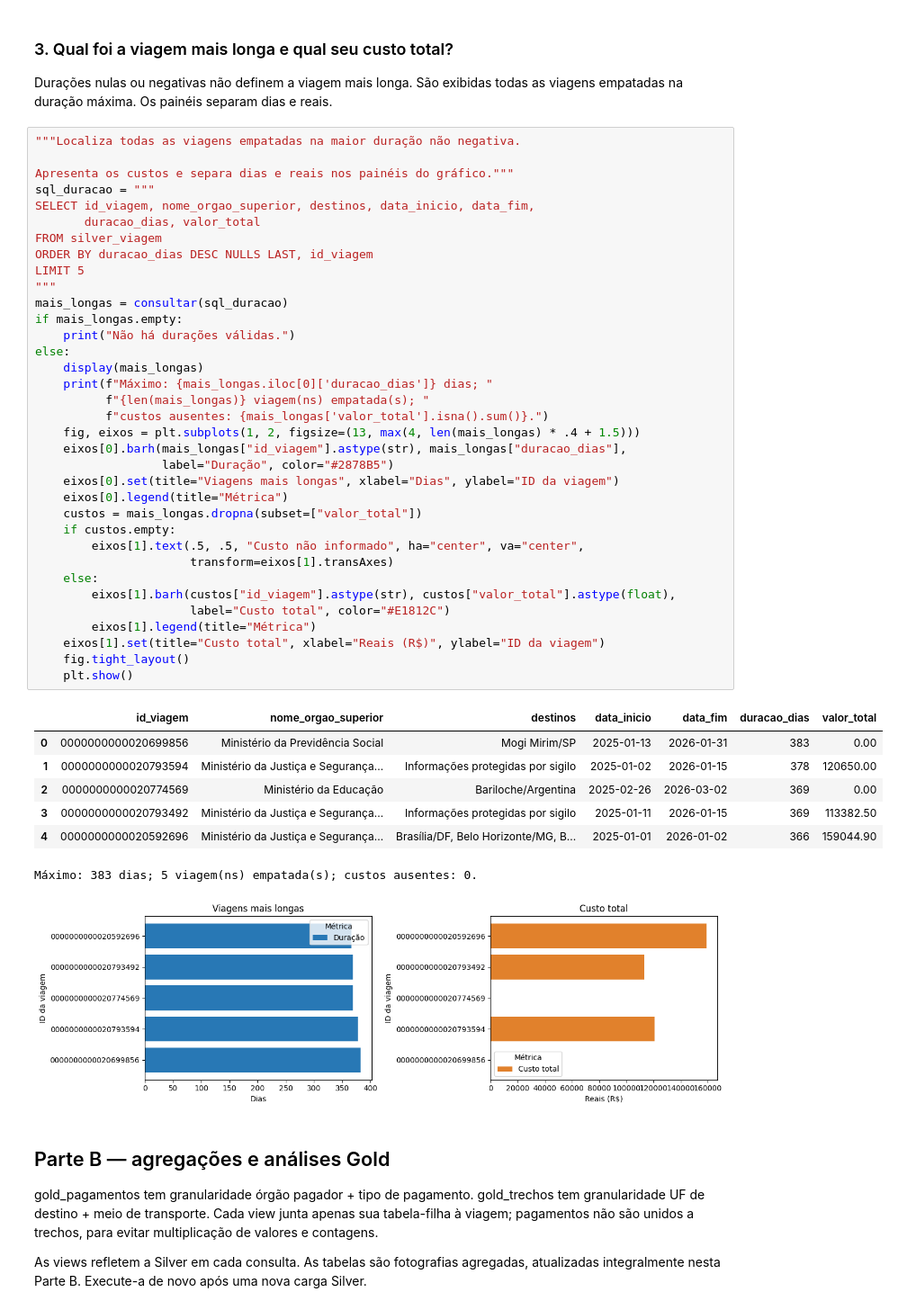
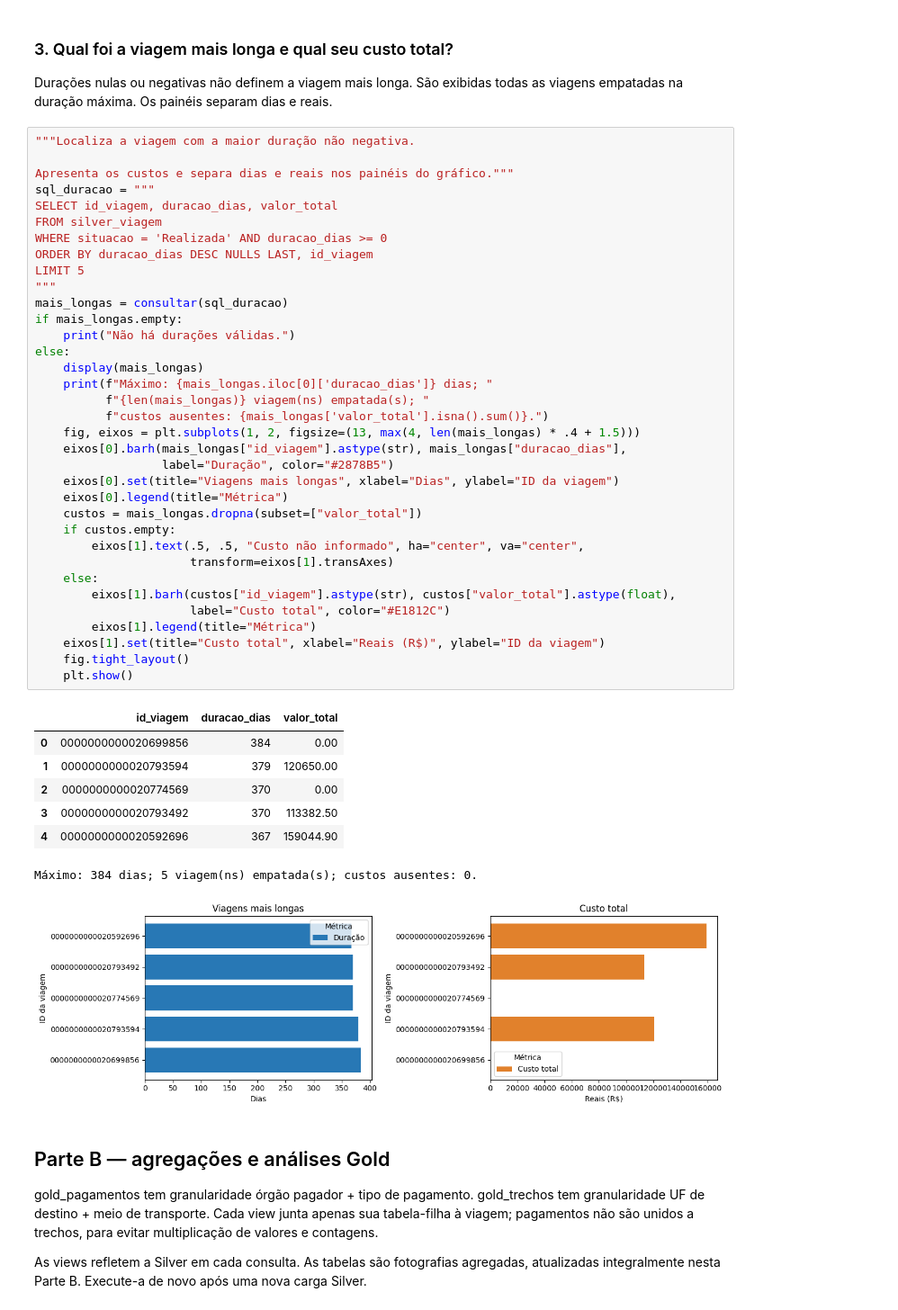
Before and after one commit to cudo80/projeto_avaliativo_modulo1_turma05, a Jupyter notebook: postgresql/3_analise.ipynb, the cells around one changed output. Shown at 90% size. Drawn from its saved outputs; the diff is of its cells as text.

```diff
--- a/postgresql/3_analise.ipynb
+++ b/postgresql/3_analise.ipynb
@@ -194,48 +196,48 @@ Itinerário líder: 'Brasília/DF, Brasília/DF', R$ 27,039.88; 287 de 287 viage
 
 Durações nulas ou negativas não definem a viagem mais longa. São exibidas todas as viagens empatadas na duração máxima. Os painéis separam dias e reais.
 # %%
-"""Localiza todas as viagens empatadas na maior duração não negativa.
+"""Localiza a viagem com a maior duração não negativa.
 
 Apresenta os custos e separa dias e reais nos painéis do gráfico."""
 sql_duracao = """
-SELECT id_viagem, nome_orgao_superior, destinos, data_inicio, data_fim,
-       duracao_dias, valor_total
+SELECT id_viagem, duracao_dias, valor_total
 FROM silver_viagem
+WHERE situacao = 'Realizada' AND duracao_dias >= 0
 ORDER BY duracao_dias DESC NULLS LAST, id_viagem
 LIMIT 5
 """
 mais_longas = consultar(sql_duracao)
 if mais_longas.empty:
     print("Não há durações válidas.")
 else:
     display(mais_longas)
     print(f"Máximo: {mais_longas.iloc[0]['duracao_dias']} dias; "
           f"{len(mais_longas)} viagem(ns) empatada(s); "
           f"custos ausentes: {mais_longas['valor_total'].isna().sum()}.")
     fig, eixos = plt.subplots(1, 2, figsize=(13, max(4, len(mais_longas) * .4 + 1.5)))
     eixos[0].barh(mais_longas["id_viagem"].astype(str), mais_longas["duracao_dias"],
                   label="Duração", color="#2878B5")
     eixos[0].set(title="Viagens mais longas", xlabel="Dias", ylabel="ID da viagem")
     eixos[0].legend(title="Métrica")
     custos = mais_longas.dropna(subset=["valor_total"])
     if custos.empty:
         eixos[1].text(.5, .5, "Custo não informado", ha="center", va="center",
                       transform=eixos[1].transAxes)
     else:
         eixos[1].barh(custos["id_viagem"].astype(str), custos["valor_total"].astype(float),
                       label="Custo total", color="#E1812C")
         eixos[1].legend(title="Métrica")
     eixos[1].set(title="Custo total", xlabel="Reais (R$)", ylabel="ID da viagem")
     fig.tight_layout()
     plt.show()
 # %% [output]
-|  | id_viagem | nome_orgao_superior | destinos | data_inicio | data_fim | duracao_dias | valor_total |
-| 0 | 0000000000020699856 | Ministério da Previdência Social | Mogi Mirim/SP | 2025-01-13 | 2026-01-31 | 383 | 0.00 |
-| 1 | 0000000000020793594 | Ministério da Justiça e Segurança... | Informações protegidas por sigilo | 2025-01-02 | 2026-01-15 | 378 | 120650.00 |
-| 2 | 0000000000020774569 | Ministério da Educação | Bariloche/Argentina | 2025-02-26 | 2026-03-02 | 369 | 0.00 |
-| 3 | 0000000000020793492 | Ministério da Justiça e Segurança... | Informações protegidas por sigilo | 2025-01-11 | 2026-01-15 | 369 | 113382.50 |
-| 4 | 0000000000020592696 | Ministério da Justiça e Segurança... | Brasília/DF, Belo Horizonte/MG, B... | 2025-01-01 | 2026-01-02 | 366 | 159044.90 |
+|  | id_viagem | duracao_dias | valor_total |
+| 0 | 0000000000020699856 | 384 | 0.00 |
+| 1 | 0000000000020793594 | 379 | 120650.00 |
+| 2 | 0000000000020774569 | 370 | 0.00 |
+| 3 | 0000000000020793492 | 370 | 113382.50 |
+| 4 | 0000000000020592696 | 367 | 159044.90 |
-Máximo: 383 dias; 5 viagem(ns) empatada(s); custos ausentes: 0.
+Máximo: 384 dias; 5 viagem(ns) empatada(s); custos ausentes: 0.
 [figure]
 # %% [markdown]
 ## Parte B — agregações e análises Gold
```
Also changed, not shown: parts of 9 cells of this notebook, 2 other files.
